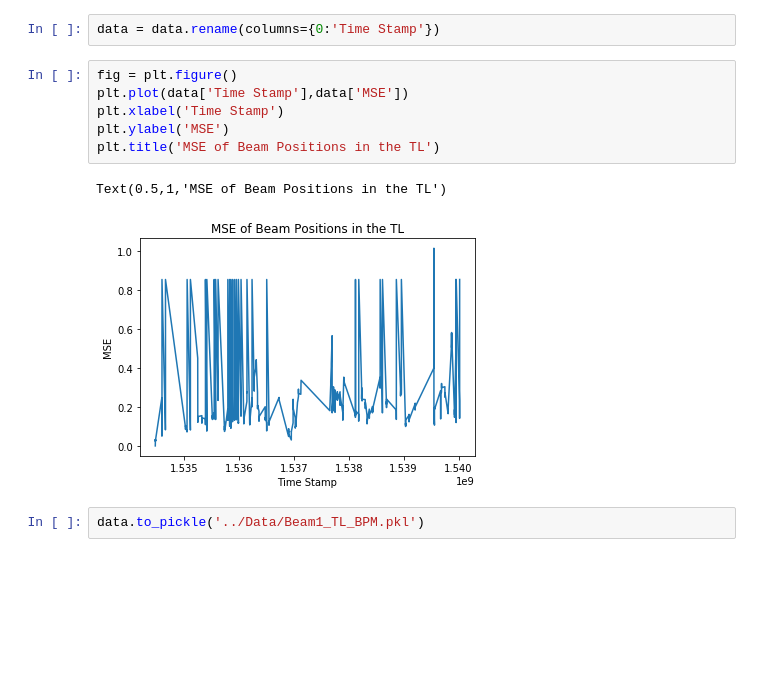
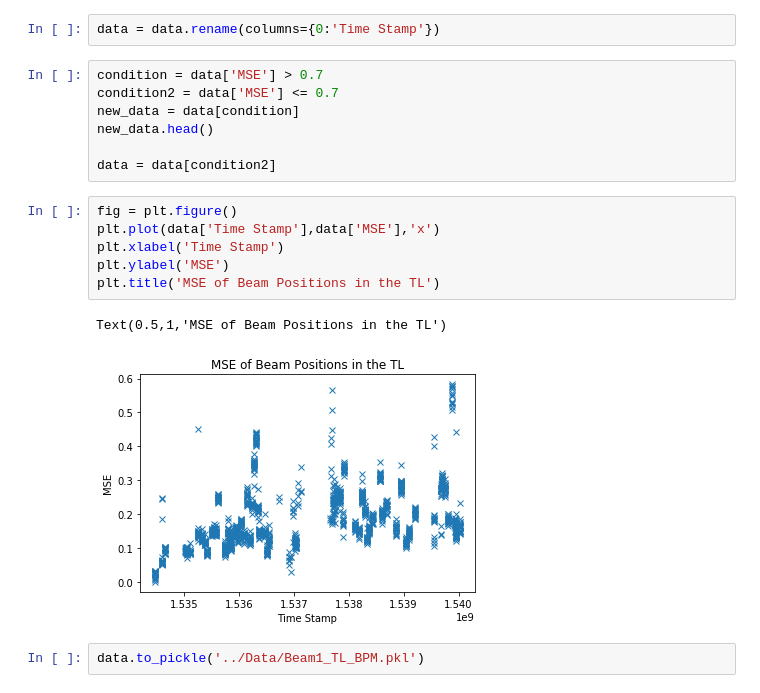
Before and after one commit to mfer0010/BscThesis, a Jupyter notebook: Jupyter Notebook Code/07_TL BPM Data.ipynb, the cells around one changed output. Cells and saved outputs as stored; diff of their text form; blank space fills up the shorter version.

```diff
--- a/Jupyter Notebook Code/07_TL BPM Data.ipynb
+++ b/Jupyter Notebook Code/07_TL BPM Data.ipynb
@@ -95,15 +95,22 @@ data.head()
 | 4 | 1.534477e+09 | -0.014 | -0.008 | -0.859 | 0.053 | -1.343 | -1.365 | -1.211 | -0.913 | 0.224 | -0.740 | ... |
 # %%
 data = data.rename(columns={0:'Time Stamp'})
+# %%
+condition = data['MSE'] > 0.7
+condition2 = data['MSE'] <= 0.7
+new_data = data[condition]
+new_data.head()
+
+data = data[condition2]
 # %%
 fig = plt.figure()
-plt.plot(data['Time Stamp'],data['MSE'])
+plt.plot(data['Time Stamp'],data['MSE'],'x')
 plt.xlabel('Time Stamp')
 plt.ylabel('MSE')
 plt.title('MSE of Beam Positions in the TL')
 # %% [output]
 Text(0.5,1,'MSE of Beam Positions in the TL')
-[figure, old version]
+[figure, new version]
 # %%
 data.to_pickle('../Data/Beam1_TL_BPM.pkl')
 # %% [markdown]
```
Also changed, not shown: 18 other files.
